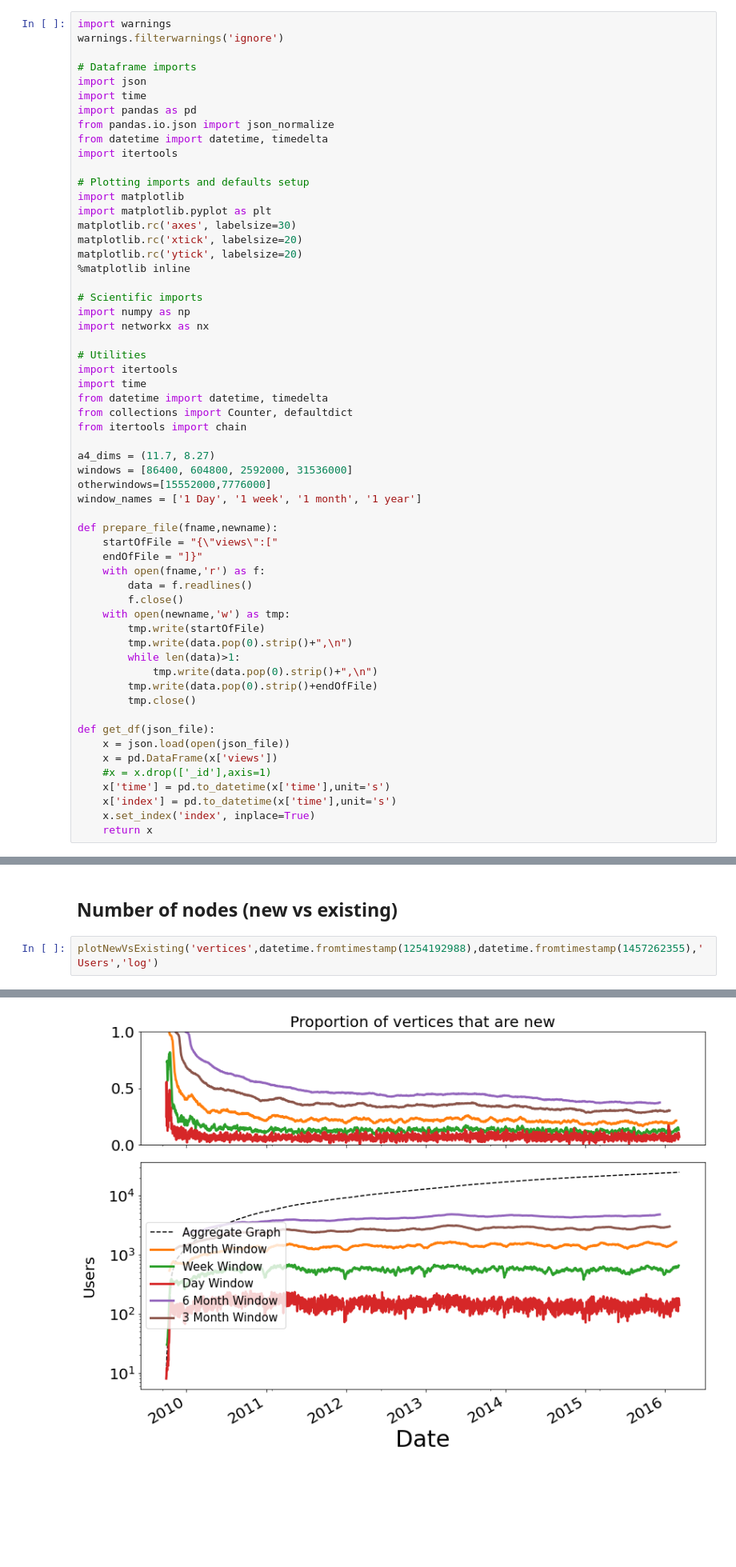
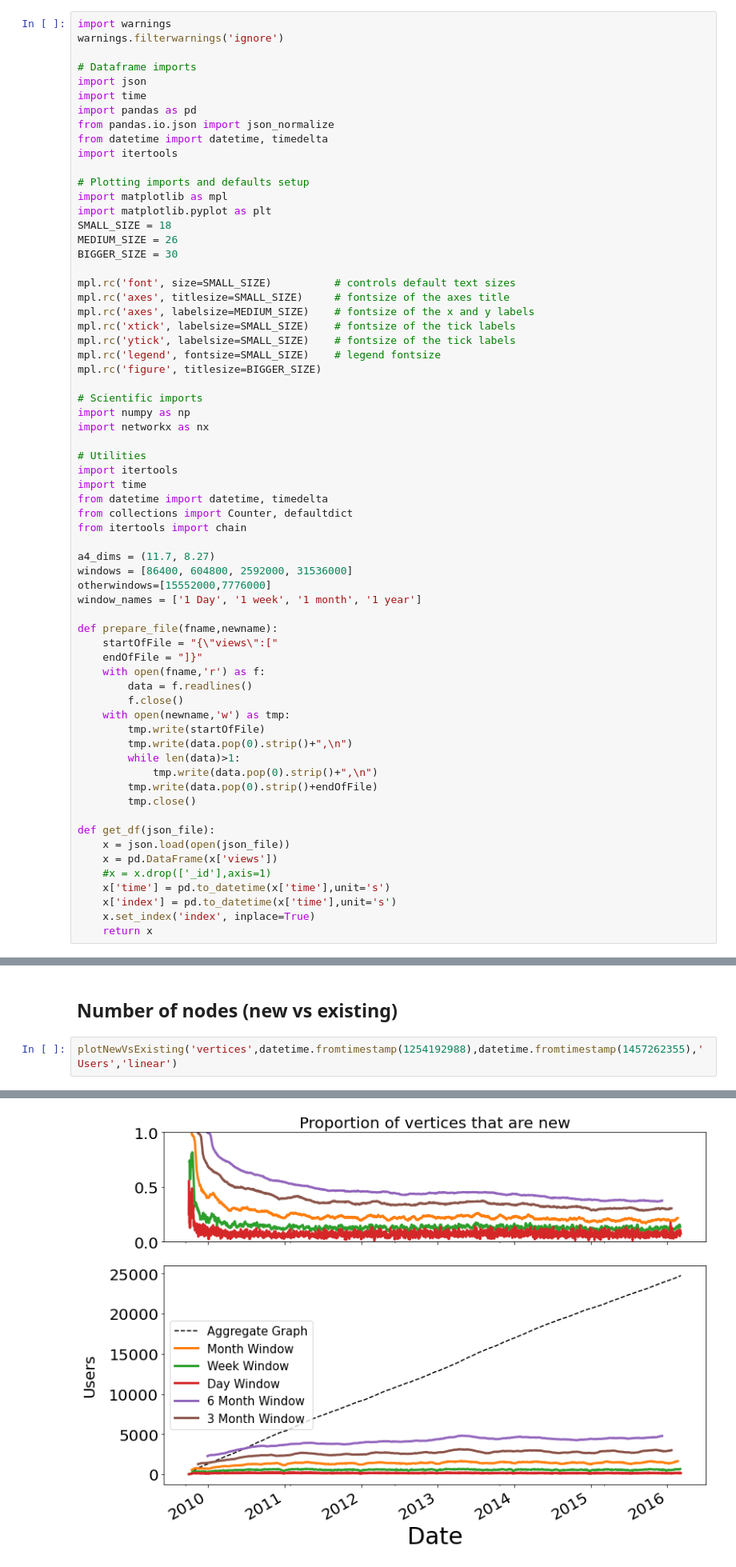
Before and after one commit to miratepuffin/Raphtory-Plots, a Jupyter notebook: stackex/StackExchange Analysis.ipynb, the cells around one changed output, grey strips where cells are left out. Shown at 80% size. Cells and saved outputs as stored; diff of their text form; blank space fills up the shorter version.

```diff
--- a/stackex/StackExchange Analysis.ipynb
+++ b/stackex/StackExchange Analysis.ipynb
@@ -11,12 +11,19 @@ from datetime import datetime, timedelta
 import itertools
 
 # Plotting imports and defaults setup
-import matplotlib
+import matplotlib as mpl
 import matplotlib.pyplot as plt
-matplotlib.rc('axes', labelsize=30)
-matplotlib.rc('xtick', labelsize=20)
-matplotlib.rc('ytick', labelsize=20)
-%matplotlib inline
+SMALL_SIZE = 18
+MEDIUM_SIZE = 26
+BIGGER_SIZE = 30
+
+mpl.rc('font', size=SMALL_SIZE)          # controls default text sizes
+mpl.rc('axes', titlesize=SMALL_SIZE)     # fontsize of the axes title
+mpl.rc('axes', labelsize=MEDIUM_SIZE)    # fontsize of the x and y labels
+mpl.rc('xtick', labelsize=SMALL_SIZE)    # fontsize of the tick labels
+mpl.rc('ytick', labelsize=SMALL_SIZE)    # fontsize of the tick labels
+mpl.rc('legend', fontsize=SMALL_SIZE)    # legend fontsize
+mpl.rc('figure', titlesize=BIGGER_SIZE)
 
 # Scientific imports
 import numpy as np
@@ -299,7 +306,7 @@ plot_window_scale()
 # %% [markdown]
 ## Number of nodes (new vs existing)
 # %%
-plotNewVsExisting('vertices',datetime.fromtimestamp(1254192988),datetime.fromtimestamp(1457262355),'Users','log')
+plotNewVsExisting('vertices',datetime.fromtimestamp(1254192988),datetime.fromtimestamp(1457262355),'Users','linear')
 # %% [output]
 |  | degree | viewTime | edges | time | vertices |
 | index |  |  |  |  |  |
@@ -320,34 +327,34 @@ plotNewVsExisting('vertices',datetime.fromtimestamp(1254192988),datetime.fromtim
 |  | degree | windowsize | viewTime | edges | time | vertices | new | prop_new |
 | index |  |  |  |  |  |  |  |  |
 | 2010-03-29 02:56:28 | 7.311121 | 15552000 | 20 | 16567 | 2010-03-29 02:56:28 | 2266 | 2259.0 | 0.996911 |
 | 2010-03-30 02:56:28 | 7.318122 | 15552000 | 24 | 16678 | 2010-03-30 02:56:28 | 2279 | 2271.0 | 0.996490 |
 | 2010-03-31 02:56:28 | 7.331441 | 15552000 | 23 | 16789 | 2010-03-31 02:56:28 | 2290 | 2277.0 | 0.994323 |
 | 2010-04-01 02:56:28 | 7.356801 | 15552000 | 32 | 16928 | 2010-04-01 02:56:28 | 2301 | 2283.0 | 0.992177 |
 | 2010-04-02 02:56:28 | 7.383882 | 15552000 | 22 | 17042 | 2010-04-02 02:56:28 | 2308 | 2289.0 | 0.991768 |
 | ... | ... | ... | ... | ... | ... | ... | ... | ... |
 | 2016-03-02 02:56:28 | 2.494522 | 15552000 | 44 | 11839 | 2016-03-02 02:56:28 | 4746 | 1768.0 | 0.372524 |
 | 2016-03-03 02:56:28 | 2.494941 | 15552000 | 42 | 11836 | 2016-03-03 02:56:28 | 4744 | 1768.0 | 0.372681 |
 | 2016-03-04 02:56:28 | 2.498108 | 15552000 | 48 | 11886 | 2016-03-04 02:56:28 | 4758 | 1780.0 | 0.374107 |
 | 2016-03-05 02:56:28 | 2.497484 | 15552000 | 41 | 11913 | 2016-03-05 02:56:28 | 4770 | 1788.0 | 0.374843 |
 | 2016-03-06 02:56:28 | 2.497381 | 15552000 | 45 | 11920 | 2016-03-06 02:56:28 | 4773 | 1789.0 | 0.374817 |
 2170 rows × 8 columns
 0
 90
 |  | degree | windowsize | viewTime | edges | time | vertices | new | prop_new |
 | index |  |  |  |  |  |  |  |  |
 | 2009-12-29 02:56:28 | 6.048413 | 7776000 | 23 | 7621 | 2009-12-29 02:56:28 | 1260 | 1253.0 | 0.994444 |
 | 2009-12-30 02:56:28 | 6.057390 | 7776000 | 16 | 7705 | 2009-12-30 02:56:28 | 1272 | 1264.0 | 0.993711 |
 | 2009-12-31 02:56:28 | 6.092187 | 7776000 | 12 | 7798 | 2009-12-31 02:56:28 | 1280 | 1267.0 | 0.989844 |
 | 2010-01-01 02:56:28 | 6.135303 | 7776000 | 14 | 7890 | 2010-01-01 02:56:28 | 1286 | 1268.0 | 0.986003 |
 | 2010-01-02 02:56:28 | 6.148607 | 7776000 | 14 | 7944 | 2010-01-02 02:56:28 | 1292 | 1273.0 | 0.985294 |
 | ... | ... | ... | ... | ... | ... | ... | ... | ... |
 | 2016-03-02 02:56:28 | 1.942269 | 7776000 | 31 | 5753 | 2016-03-02 02:56:28 | 2962 | 901.0 | 0.304186 |
 | 2016-03-03 02:56:28 | 1.939731 | 7776000 | 29 | 5761 | 2016-03-03 02:56:28 | 2970 | 900.0 | 0.303030 |
 | 2016-03-04 02:56:28 | 1.946392 | 7776000 | 31 | 5773 | 2016-03-04 02:56:28 | 2966 | 902.0 | 0.304113 |
 | 2016-03-05 02:56:28 | 1.943941 | 7776000 | 31 | 5791 | 2016-03-05 02:56:28 | 2979 | 906.0 | 0.304129 |
 | 2016-03-06 02:56:28 | 1.941235 | 7776000 | 32 | 5814 | 2016-03-06 02:56:28 | 2995 | 908.0 | 0.303172 |
 2260 rows × 8 columns
-[figure, old version]
+[figure, new version]
 # %% [markdown]
 ## Number of edges (new vs existing)
 # %%
```
Also changed, not shown: parts of 2 cells of this notebook, 12 other files.
